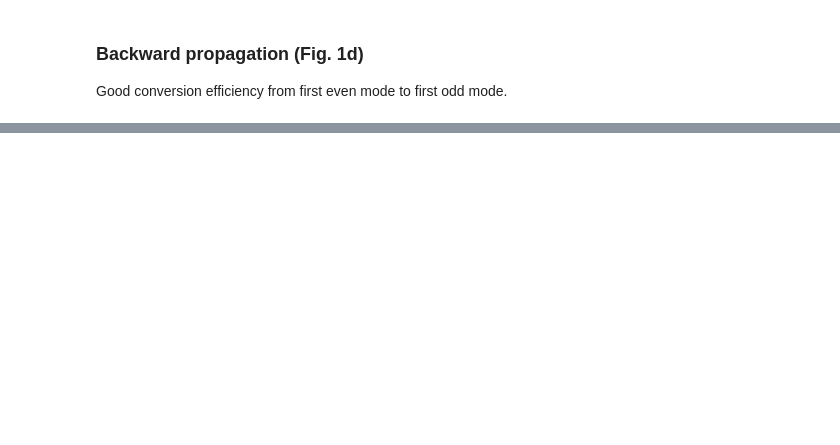
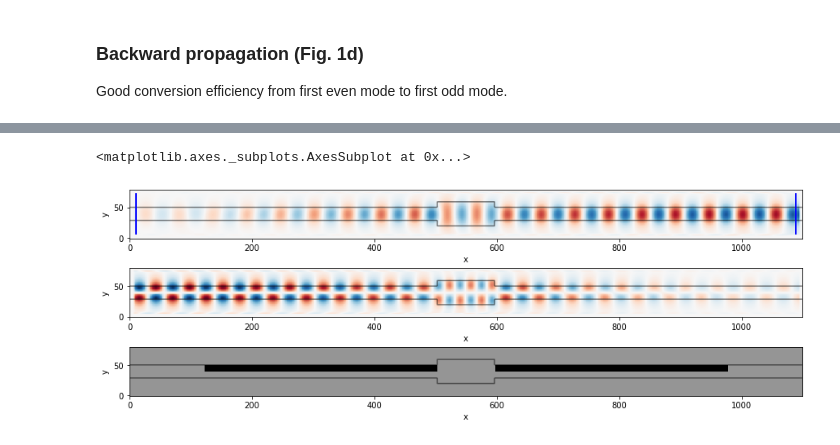
Before and after one commit to fancompute/ceviche, a Jupyter notebook: examples/fdfd_mf_intro.ipynb, the cells around one changed output, grey strips where cells are left out. Saved outputs shown, nothing was run; the diff lists cells and outputs as text; code cells hidden in the pictures; blank space fills up the shorter version.

```diff
--- a/examples/fdfd_mf_intro.ipynb
+++ b/examples/fdfd_mf_intro.ipynb
@@ -189,0 +214,24 @@ ceviche.viz.real(delta[0], outline=epsr, ax=ax[2], cmap='Greys')
+# %%
+# Initialize the parametrization rho and the design region
+epsr, input_slice, output_slice, delta, phi = init_domain()
+
+# Setup source and pad appropriately
+# Insert source at output slice
+source_0 = np.array([insert_mode(omega, dl, output_slice.x, output_slice.y, epsr, m=1)])
+pad_left = np.zeros([Nsb,Nx,Ny])
+pad_right = np.zeros([Nsb,Nx,Ny])
+source = np.concatenate( (np.concatenate((pad_left, source_0)), pad_right) )
+
+simulation = fdfd_mf_ez(omega, dl, epsr, Omega, delta, phi, Nsb, [Npml, Npml])
+slices = [input_slice, output_slice]
+Hx, Hy, Ez = simulation.solve(source)
+fig, ax = plt.subplots(3,1, constrained_layout=True, figsize=(12,4))
+ceviche.viz.real(Ez[Nsb + 0], outline=epsr, ax=ax[0], cbar=False)
+ceviche.viz.real(Ez[Nsb + 1,:], outline=epsr, ax=ax[1], cbar=False)
+for sl in slices:
+    ax[0].plot(sl.x*np.ones(len(sl.y)), sl.y, 'b-')
+    ax[0].plot(sl.x*np.ones(len(sl.y)), sl.y, 'b-')
+ceviche.viz.real(delta[0], outline=epsr, ax=ax[2], cmap='Greys')
+# %% [output]
+<matplotlib.axes._subplots.AxesSubplot at 0x...>
+[figure, added]
```
Also changed, not shown: parts of 5 cells of this notebook, 4 other files.
